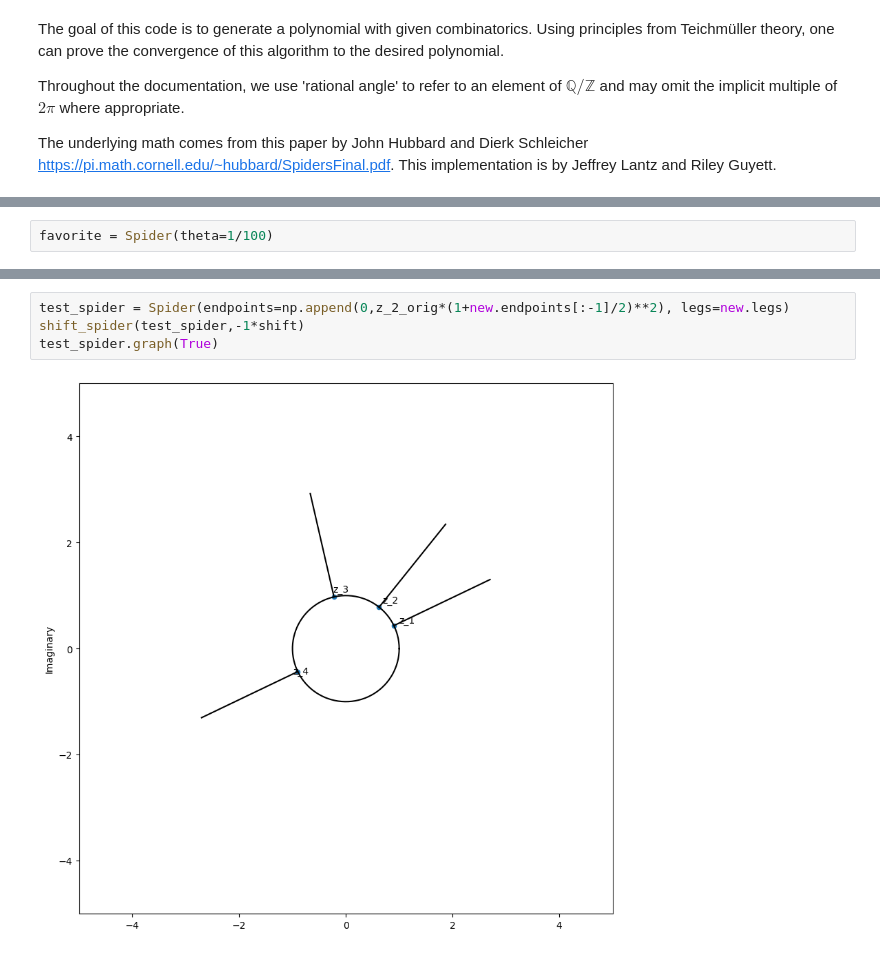
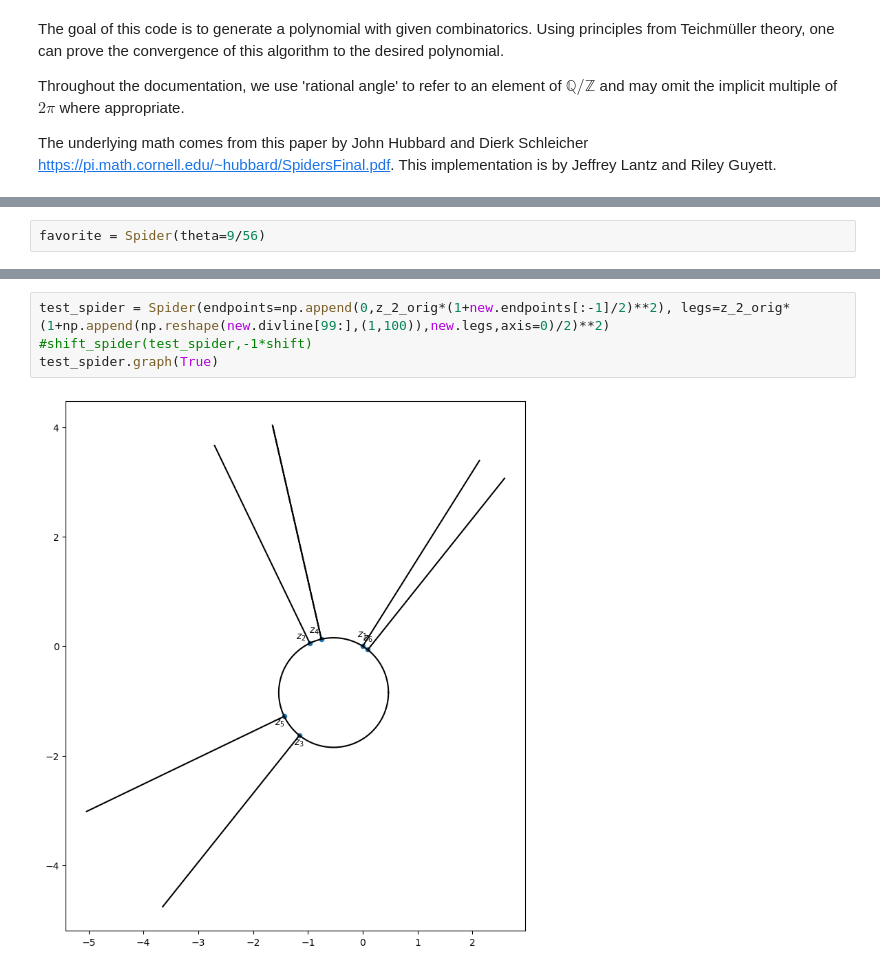
Before and after one commit to jefflantz/SpiderAlgorithm, a Jupyter notebook: spider-algorithm.ipynb, the cells around one changed output, grey strips where cells are left out. Saved outputs shown, nothing was run; the diff lists cells and outputs as text.

```diff
--- a/spider-algorithm.ipynb
+++ b/spider-algorithm.ipynb
@@ -153,3 +183,3 @@ def update_spider(spider,d=2):
 # %%
-favorite = Spider(theta=1/100)
+favorite = Spider(theta=9/56)
 # %%
@@ -168,9 +201,9 @@ new.graph()
 # %%
-test_spider = Spider(endpoints=np.append(0,z_2_orig*(1+new.endpoints[:-1]/2)**2), legs=new.legs)
-shift_spider(test_spider,-1*shift)
+test_spider = Spider(endpoints=np.append(0,z_2_orig*(1+new.endpoints[:-1]/2)**2), legs=z_2_orig*(1+np.append(np.reshape(new.divline[99:],(1,100)),new.legs,axis=0)/2)**2)
+#shift_spider(test_spider,-1*shift)
 test_spider.graph(True)
 # %% [output]
-[figure, old version]
+[figure, new version]
 # %%
 print(test_spider.endpoints)
 print(favorite.endpoints+shift)
```
Also changed, not shown: parts of 7 cells of this notebook.
